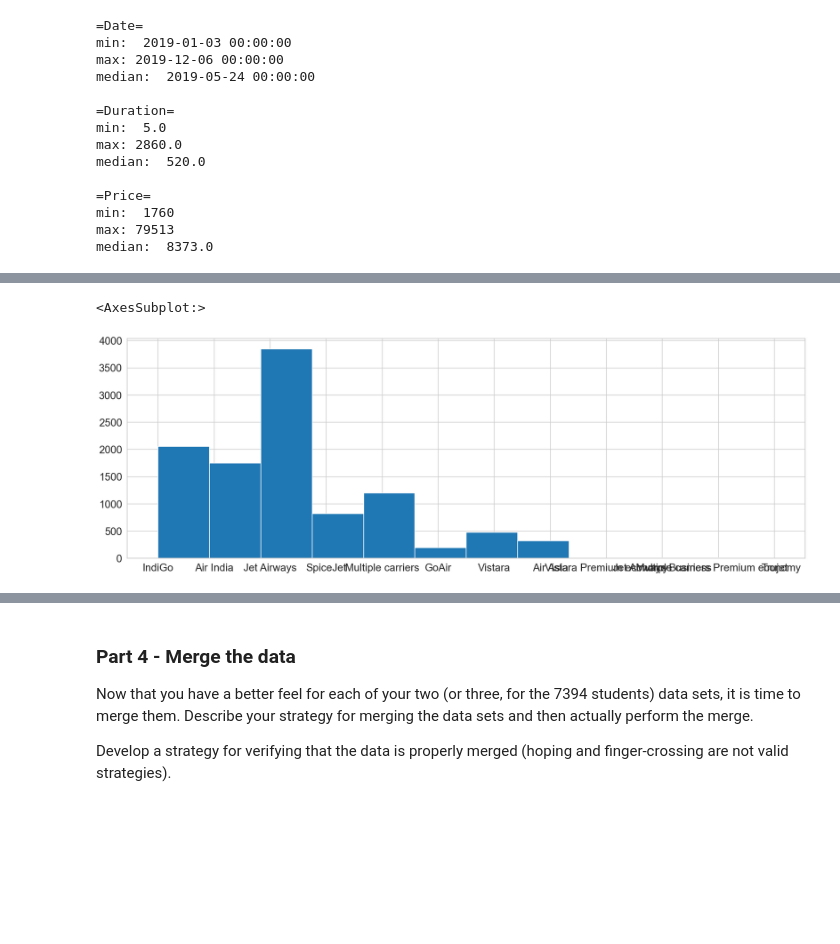
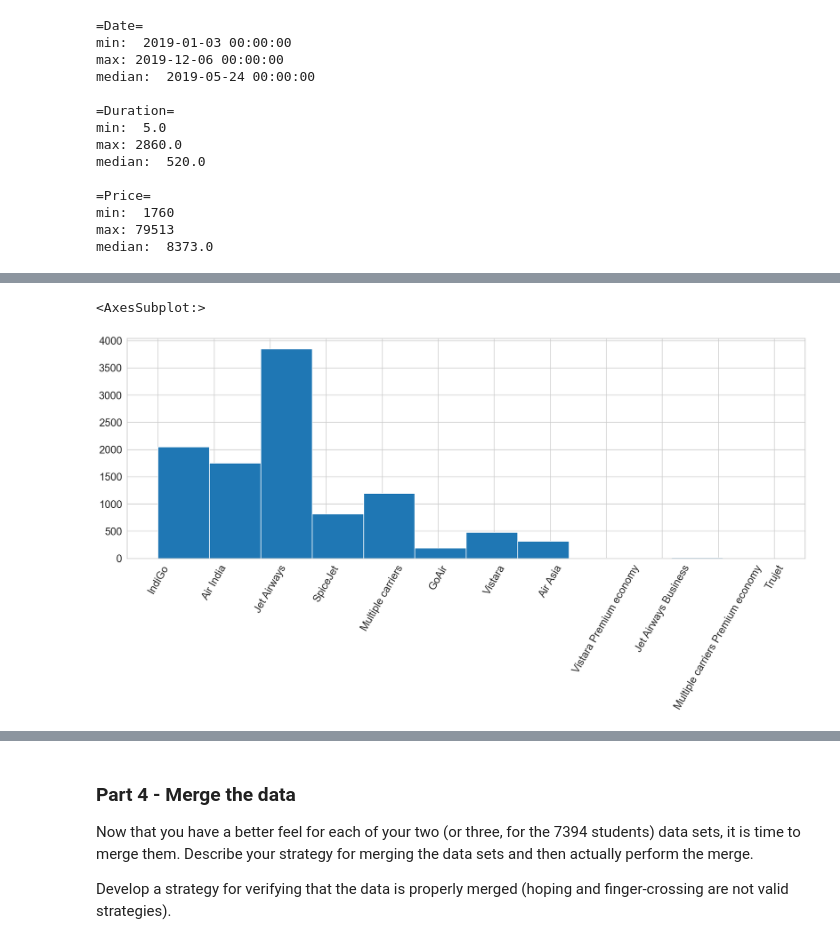
Before and after one commit to SaltyPeachcake/TurtleDucks, a Jupyter notebook: Project02.ipynb, the cells around one changed output, grey strips where cells are left out. Saved outputs shown, nothing was run; the diff lists cells and outputs as text; code cells hidden in the pictures; blank space fills up the shorter version.

```diff
--- a/Project02.ipynb
+++ b/Project02.ipynb
@@ -304,6 +306,7 @@ airfare['depart_time'].hist(bins=24)
-# %%
-
-airfare['airline'].hist(bins=12)
-# %% [output]
-<AxesSubplot:>
-[figure, removed]
+# %%
+plt.xticks(rotation=60)
+
+airfare['airline'].hist(bins=12)
+# %% [output]
+<AxesSubplot:>
+[figure, added]
```
Also changed, not shown: parts of 16 cells of this notebook.
